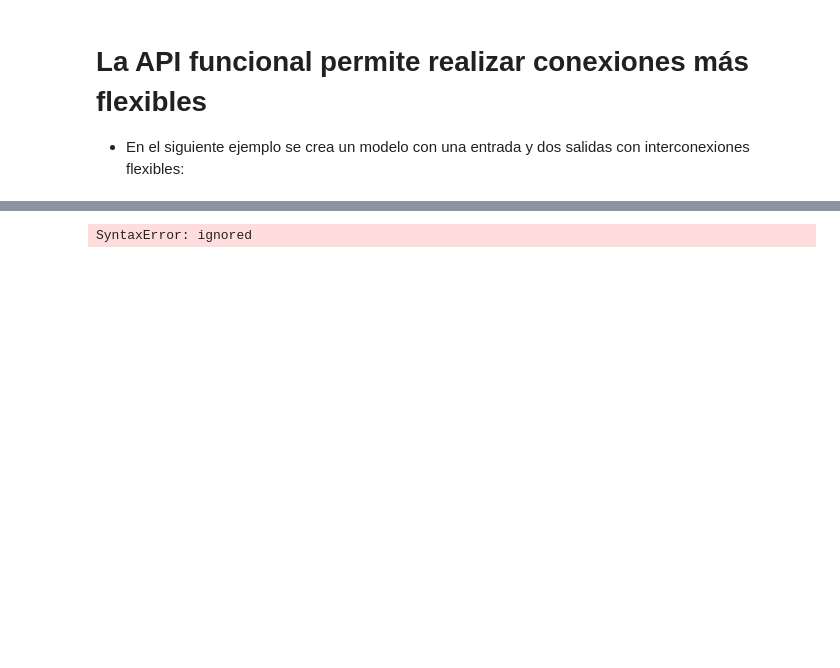
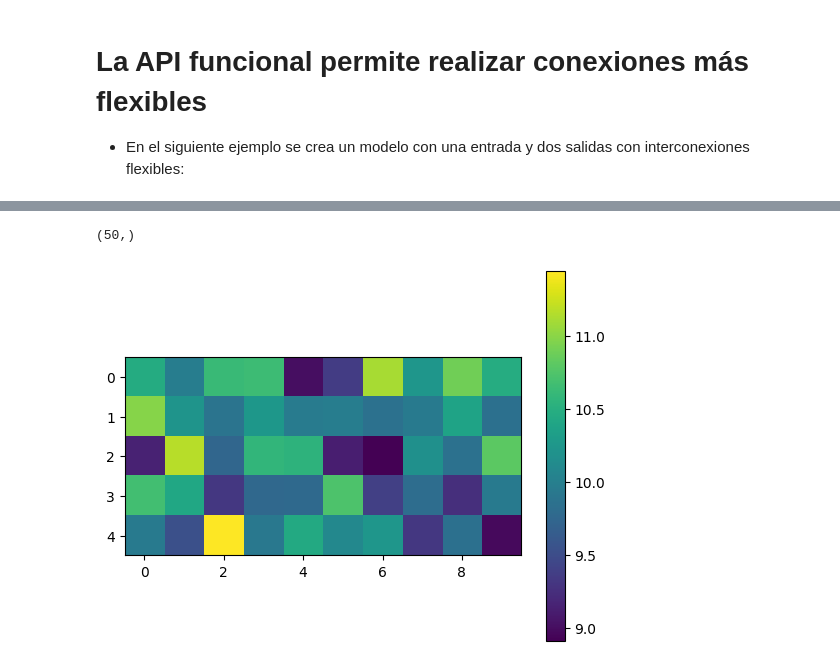
Before and after one commit to Daprosero/Procesamiento-digital-de-im-genes, a Jupyter notebook: Clase 8/Introducción_ANN.ipynb, the cells around one changed output, grey strips where cells are left out. Cells and saved outputs as stored; diff of their text form; code cells hidden in the pictures; blank space fills up the shorter version.

```diff
--- a/Clase 8/Introducción_ANN.ipynb
+++ b/Clase 8/Introducción_ANN.ipynb
@@ -802,6 +810,10 @@ model.layers[1].get_weights()[1].shape
+# %%
+model.layers[1].get_weights()[0].sum(axis=0).shape
+# %% [output]
+(50,)
 # %%
-3plt.imshow(abs(model.layers[1].get_weights()[0]).sum(axis=1).reshape(28,28))
+plt.imshow(abs(model.layers[1].get_weights()[0]).sum(axis=0).reshape(5,10))
 plt.colorbar()
 plt.show()
 # %% [output]
-SyntaxError: ignored
+[figure, added]
```
Also changed, not shown: parts of 28 cells of this notebook.
